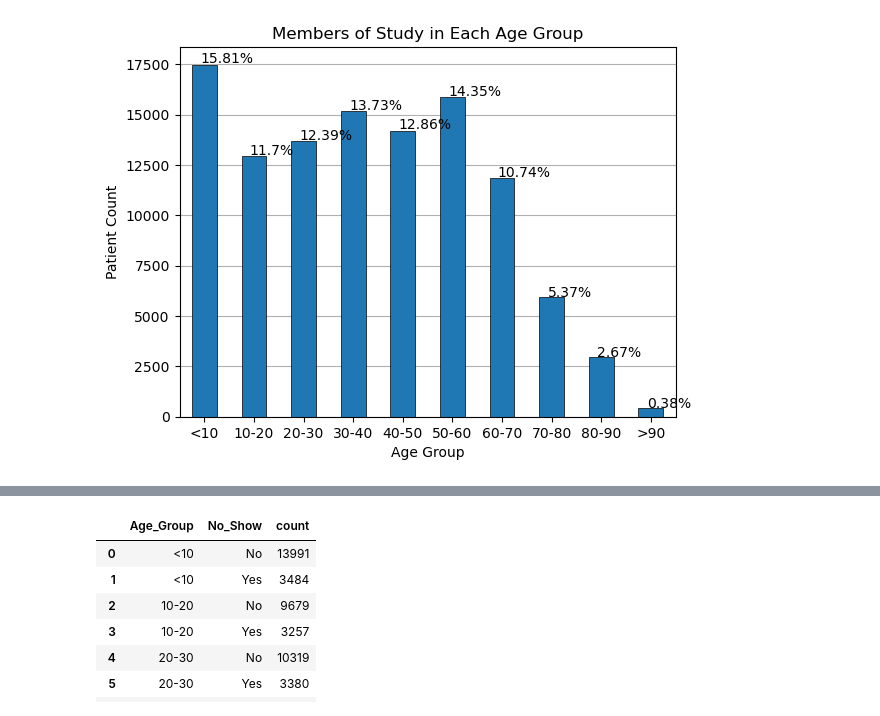
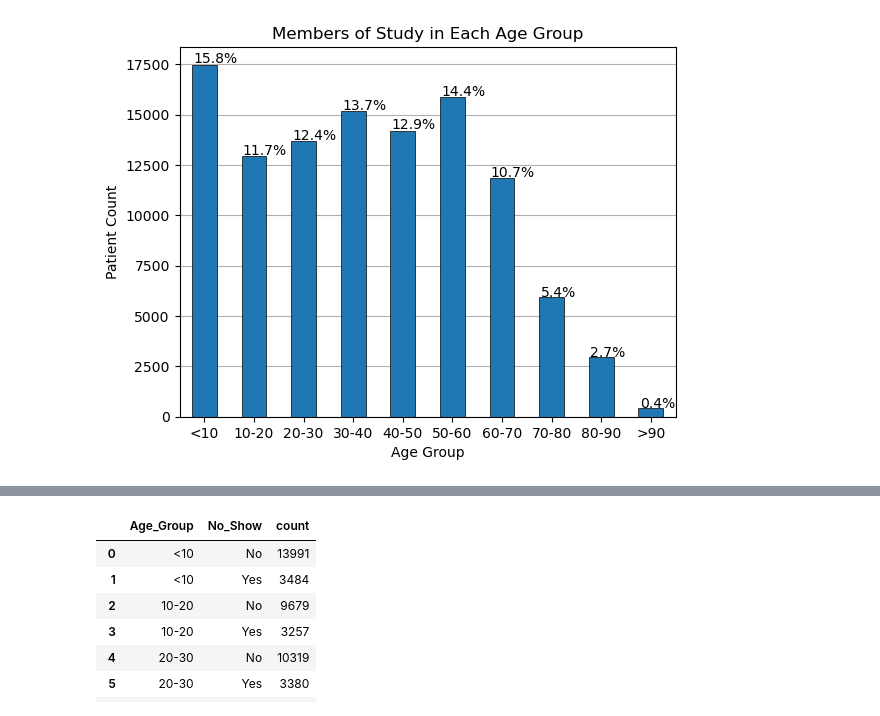
Before and after one commit to Omeagon/Project1, a Jupyter notebook: no_shows_by_age.ipynb, the cells around one changed output, grey strips where cells are left out. Saved outputs shown, nothing was run; the diff lists cells and outputs as text; code cells hidden in the pictures.

```diff
--- a/no_shows_by_age.ipynb
+++ b/no_shows_by_age.ipynb
@@ -5,31 +6,34 @@ import hvplot.pandas
 # %%
 #separating age groups with bins, counting how many people in each age group, plotting by percentage
 df = pd.read_csv('data_cleaned.csv')
 group_by_age = df.groupby('Age')
 bins = [0,10,20,30,40,50,60,70,80,90,120]
 labels=['<10','10-20','20-30','30-40','40-50','50-60','60-70','70-80','80-90','>90']
 df['Age_Group']=pd.cut(df['Age'], bins=bins, labels=labels, right=False)
 grouped_by_age_group=df.groupby('Age_Group')
 num_age_group=df['Age_Group'].value_counts().sort_index()
 ax = num_age_group.plot(kind = 'bar',
             xlabel = 'Age Group',
             ylabel = 'Patient Count',
             title = 'Members of Study in Each Age Group',
             edgecolor = 'black',
             rot = 0,
             linewidth=.5,
+
             )
 
 ax.grid(axis='y')
 ax.set_axisbelow(True)
 total_count = len(df['Age_Group'])
-age_group_percent = [round(100 * count / total_count, 2) for count in num_age_group]
+age_group_percent = [round(100 * count / total_count, 1) for count in num_age_group]
 i=0
 for p in ax.patches:
-    ax.annotate(f"{age_group_percent[i]}%", (p.get_x() + p.get_width() / 3, p.get_height() * 1.005))
+    ax.annotate(f"{age_group_percent[i]}%", (p.get_x() + p.get_width() / 20, p.get_height() * 1.005))
     i += 1
+
+plt.savefig(r'C:\users\edpel\OneDrive\Desktop\Project1\Members_of_Study_in_each_age_group.png')
 # %% [output]
-[figure, old version]
+[figure, new version]
 # %%
 #calculating average age in the study
 mean_age=df['Age'].mean()
```
Also changed, not shown: parts of 3 cells of this notebook, 2 other files.
